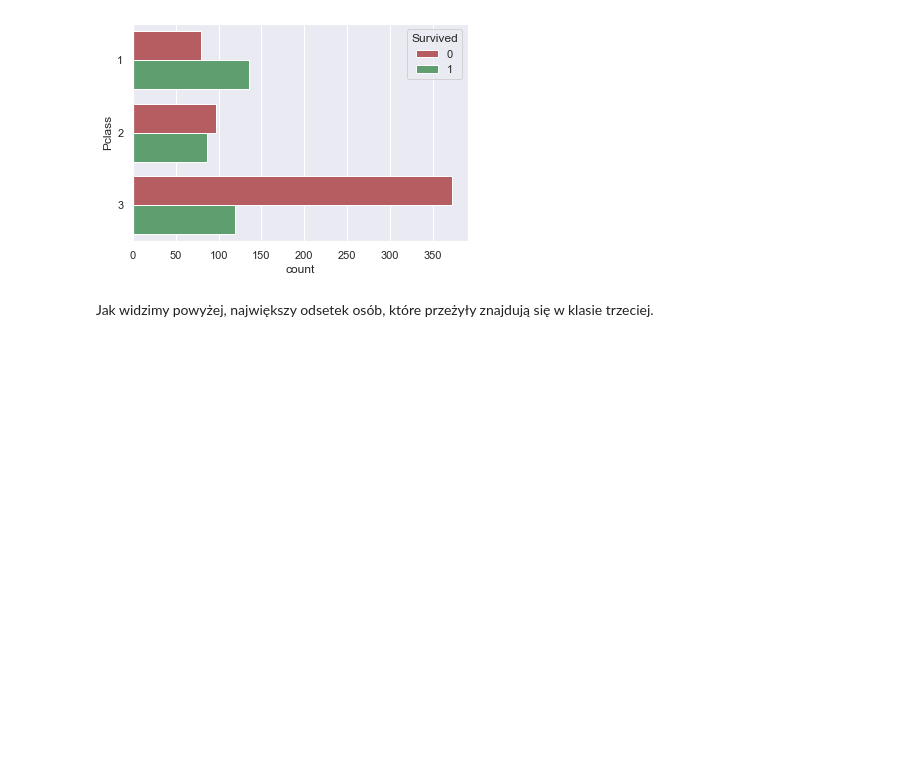
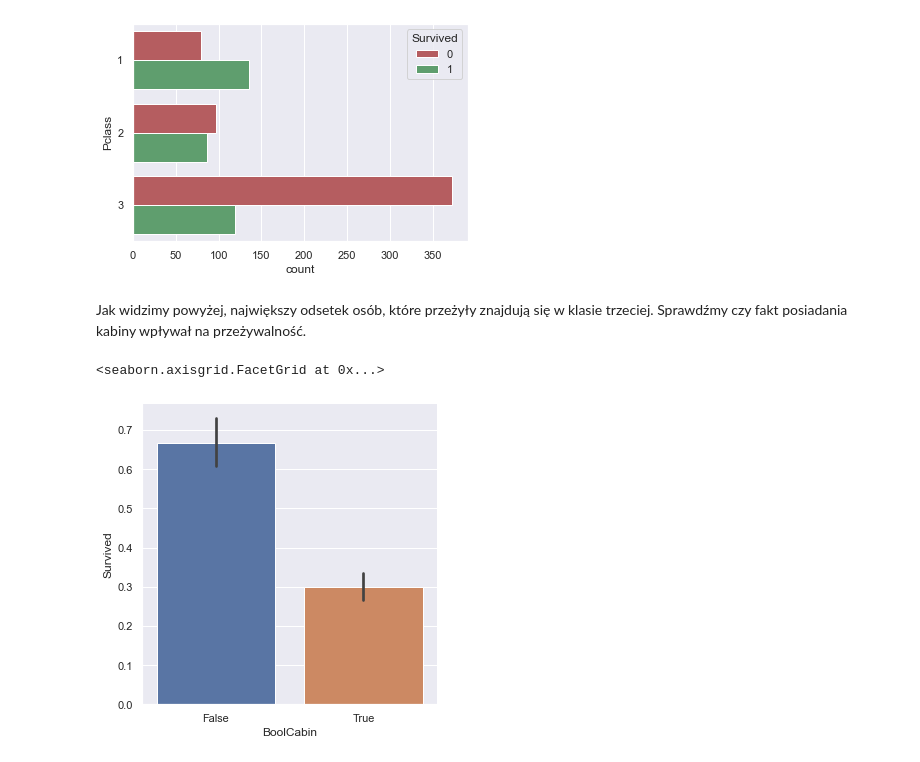
Before and after one commit to JacekJanur/Titanic, a Jupyter notebook: Kaggle_Titanic.ipynb, the cells around one changed output. Cells and saved outputs as stored; diff of their text form; code cells hidden in the pictures; blank space fills up the shorter version.

```diff
--- a/Kaggle_Titanic.ipynb
+++ b/Kaggle_Titanic.ipynb
@@ -154,4 +154,9 @@ sns.countplot(y="Pclass", data=train,hue='Survived',  palette=["r", "g"])
 <AxesSubplot:xlabel='count', ylabel='Pclass'>
 [figure]
 # %% [markdown]
-Jak widzimy powyżej, największy odsetek osób, które przeżyły znajdują się w klasie trzeciej.
+Jak widzimy powyżej, największy odsetek osób, które przeżyły znajdują się w klasie trzeciej. Sprawdźmy czy fakt posiadania kabiny wpływał na przeżywalność.
+# %%
+sns.catplot(x="BoolCabin", y="Survived", kind="bar", data=train)
+# %% [output]
+<seaborn.axisgrid.FacetGrid at 0x...>
+[figure, added]
```
Also changed, not shown: parts of 8 cells of this notebook.
